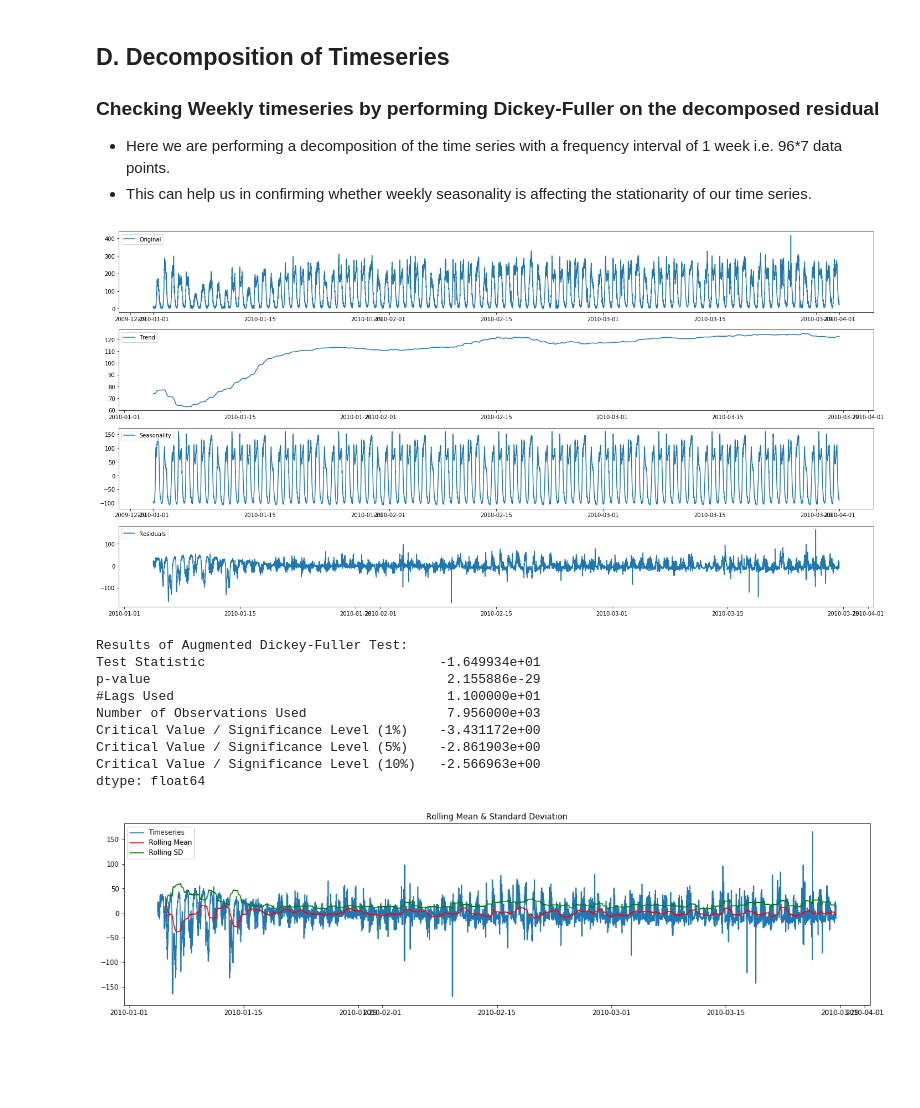
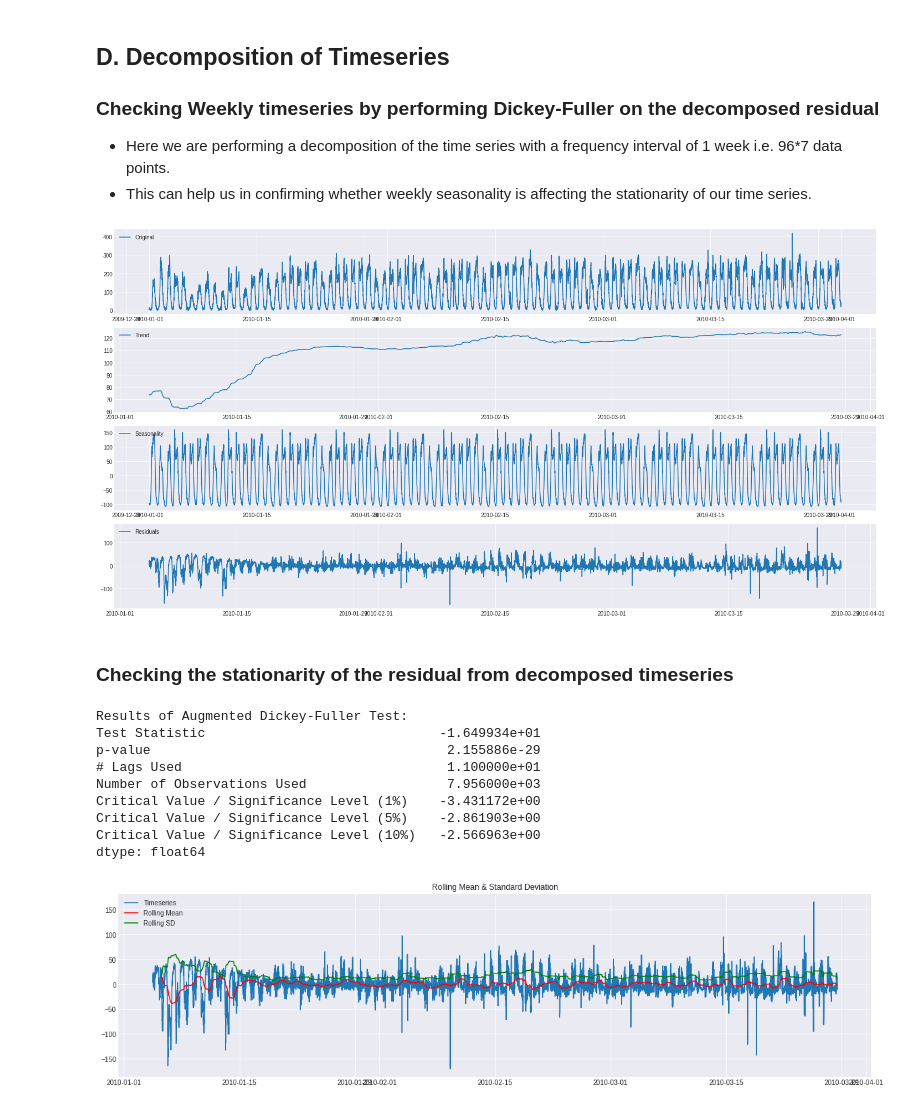
Before and after one commit to ankushjain2001/Traffic-Congestion-EDA, a Jupyter notebook: Traffic Congestion - Data Exploration.ipynb, the cells around one changed output. Cells and saved outputs as stored; diff of their text form; code cells hidden in the pictures; blank space fills up the shorter version.

```diff
--- a/Traffic Congestion - Data Exploration.ipynb
+++ b/Traffic Congestion - Data Exploration.ipynb
@@ -23,5 +23,6 @@ import matplotlib.pyplot as plt
 from datetime import datetime, timedelta
 import warnings
 warnings.filterwarnings("ignore")
+plt.style.use('seaborn-darkgrid')
 # %% [markdown]
 ### Import Data
@@ -364,43 +371,51 @@ dtype: float64
 # Importing decomposition function from statsmodels
 from statsmodels.tsa.seasonal import seasonal_decompose
 # Performing decomposition for a frequency of 1 week.
-decomposition = seasonal_decompose(dataTS, freq=96*7)
+def decomposer(ts, f, plotting):
+    decomposition = seasonal_decompose(ts, freq=f, model='additive')
 
-trend = decomposition.trend
-seasonal = decomposition.seasonal
-residual = decomposition.resid
+    trend = decomposition.trend
+    seasonal = decomposition.seasonal
+    residual = decomposition.resid
 
-plt.figure(figsize=(20,10))
-plt.subplot(411)
-plt.plot(dataTS, label='Original')
-plt.legend(loc='upper left')
-plt.subplot(412)
-plt.plot(trend, label='Trend')
-plt.legend(loc='upper left')
-plt.subplot(413)
-plt.plot(seasonal,label='Seasonality')
-plt.legend(loc='upper left')
-plt.subplot(414)
-plt.plot(residual, label='Residuals')
-plt.legend(loc='upper left')
-plt.tight_layout()
+    if plotting:
+        plt.figure(figsize=(20,10))
+        plt.subplot(411)
+        plt.plot(ts, label='Original')
+        plt.legend(loc='upper left')
+        plt.subplot(412)
+        plt.plot(trend, label='Trend')
+        plt.legend(loc='upper left')
+        plt.subplot(413)
+        plt.plot(seasonal,label='Seasonality')
+        plt.legend(loc='upper left')
+        plt.subplot(414)
+        plt.plot(residual, label='Residuals')
+        plt.legend(loc='upper left')
+        plt.tight_layout()
+    return trend, seasonal, residual
+
+# Performing the decomposition
+_, _, residualTS = decomposer(dataTS, 96*7, True)
 # %% [output]
-[figure, old version]
+[figure, new version]
+# %% [markdown]
+### Checking the stationarity of the residual from decomposed timeseries
 # %%
 # Checking stationarity of the weekly frequency timeseries by decomposition
-residual.dropna(inplace=True)
-stationarityTest(residual)
+residualTS.dropna(inplace=True)
+stationarityTest(residualTS)
 # %% [output]
 Results of Augmented Dickey-Fuller Test:
 Test Statistic                              -1.649934e+01
 p-value                                      2.155886e-29
-#Lags Used                                   1.100000e+01
+# Lags Used                                  1.100000e+01
 Number of Observations Used                  7.956000e+03
 Critical Value / Significance Level (1%)    -3.431172e+00
 Critical Value / Significance Level (5%)    -2.861903e+00
 Critical Value / Significance Level (10%)   -2.566963e+00
 dtype: float64
-[figure, old version]
+[figure, new version]
 # %% [markdown]
 **Inference**
 - Even upon decomposition with frequency of 96*7, the test statistic is -16.49. Which is much lower than 1% significance level. Hence, we can conclude that the residual series is also stationary with 99% confidence.
```
Also changed, not shown: parts of 33 cells of this notebook.
